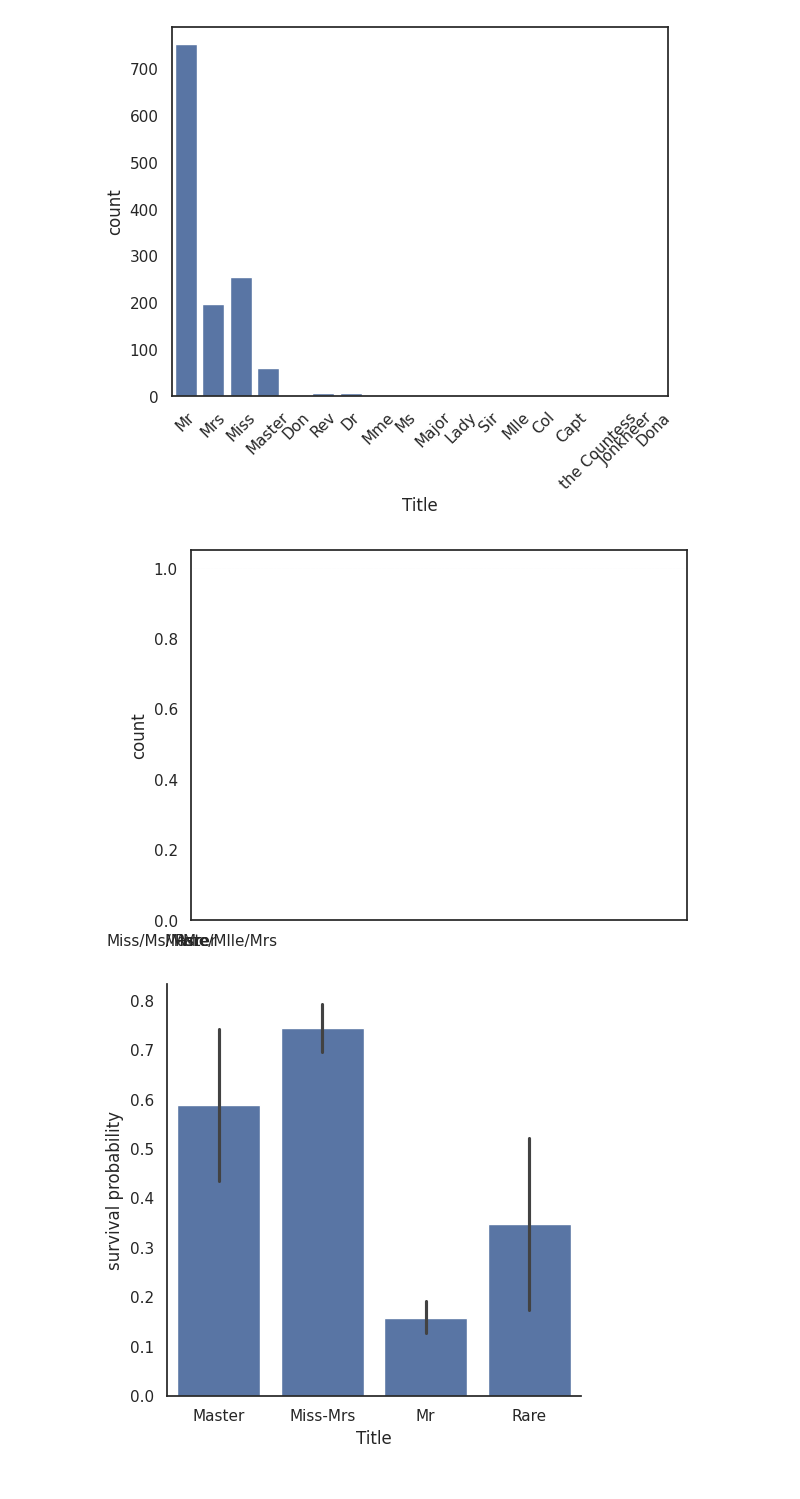
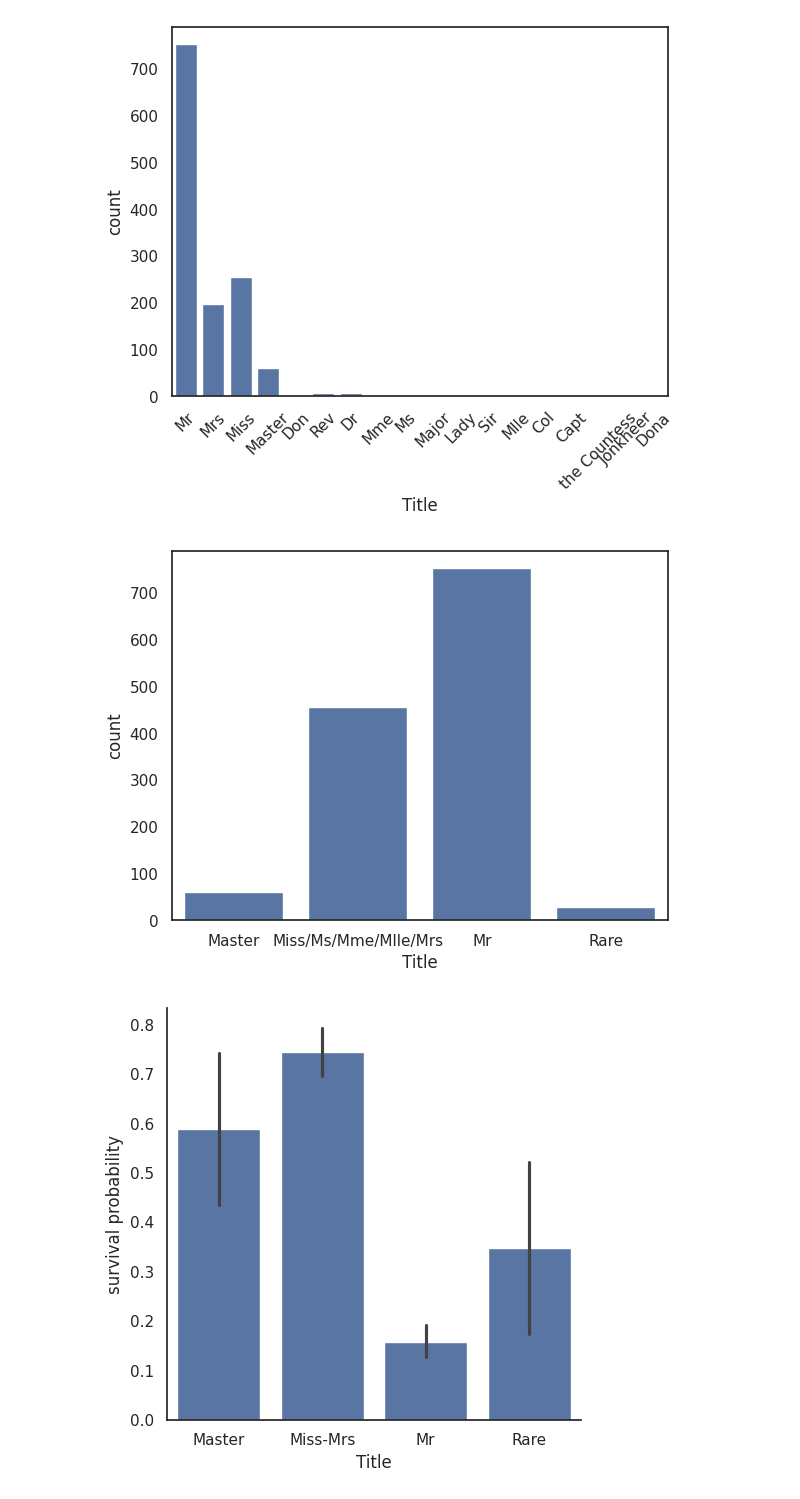
Before and after one commit to ljm524/esaa24-2, a Jupyter notebook: esaa_hw0920.ipynb, the cells around one changed output. Drawn from its saved outputs; the diff is of its cells as text; code cells hidden in the pictures.

```diff
--- a/esaa_hw0920.ipynb
+++ b/esaa_hw0920.ipynb
@@ -447,10 +447,11 @@ dataset["Title"] = dataset["Title"].replace(['Lady', 'the Countess','Countess','
 dataset["Title"] = dataset["Title"].map({"Master":0, "Miss":1, "Ms" : 1 , "Mme":1, "Mlle":1, "Mrs":1, "Mr":2, "Rare":3})
 dataset["Title"] = dataset["Title"].astype(int)
 # %%
-g = sns.countplot(dataset["Title"])
-g = g.set_xticklabels(["Master","Miss/Ms/Mme/Mlle/Mrs","Mr","Rare"])
+g = sns.countplot(data=dataset, x="Title")
+g.set_xticklabels(["Master", "Miss/Ms/Mme/Mlle/Mrs", "Mr", "Rare"])
+plt.show()
 # %% [output]
-[figure, old version]
+[figure, new version]
 # %%
 g = sns.catplot(x="Title",y="Survived",data=dataset,kind="bar")
 g = g.set_xticklabels(["Master","Miss-Mrs","Mr","Rare"])
```
Also changed, not shown: parts of 3 cells of this notebook.
